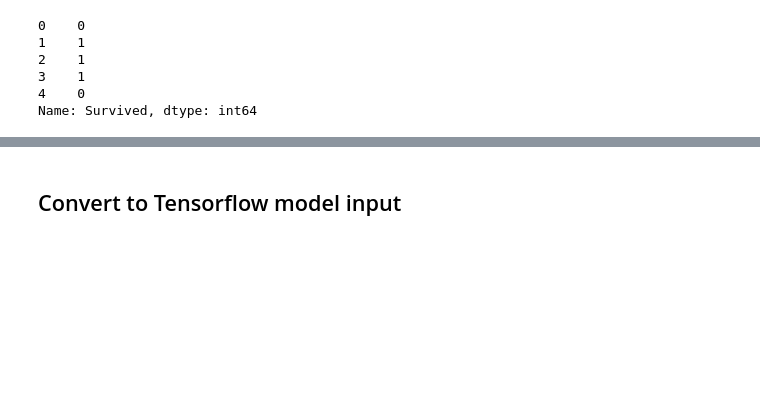
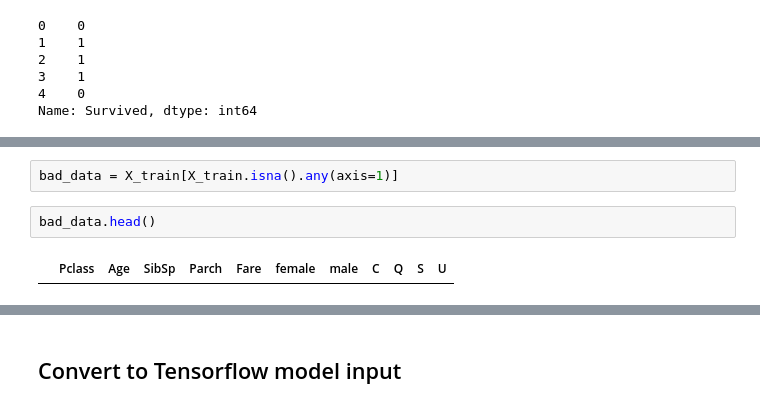
Before and after one commit to alexandreLamarre/tf-kaggle-titanic, a Jupyter notebook: non_sequential.ipynb, the cells around one changed output, grey strips where cells are left out. Saved outputs shown, nothing was run; the diff lists cells and outputs as text; blank space fills up the shorter version.

```diff
--- a/non_sequential.ipynb
+++ b/non_sequential.ipynb
@@ -82,0 +83,6 @@ X_train.head()
+# %%
+bad_data = X_train[X_train.isna().any(axis=1)]
+# %%
+bad_data.head()
+# %% [output]
+|  | Pclass | Age | SibSp | Parch | Fare | female | male | C | Q | S | U |
```
Also changed, not shown: parts of 2 cells of this notebook, 1 other file.
